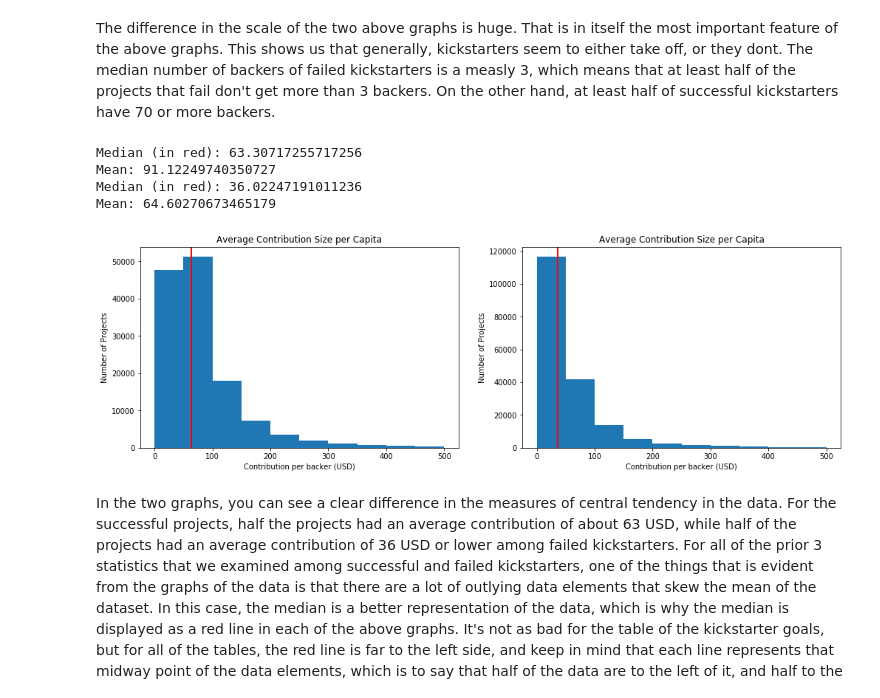
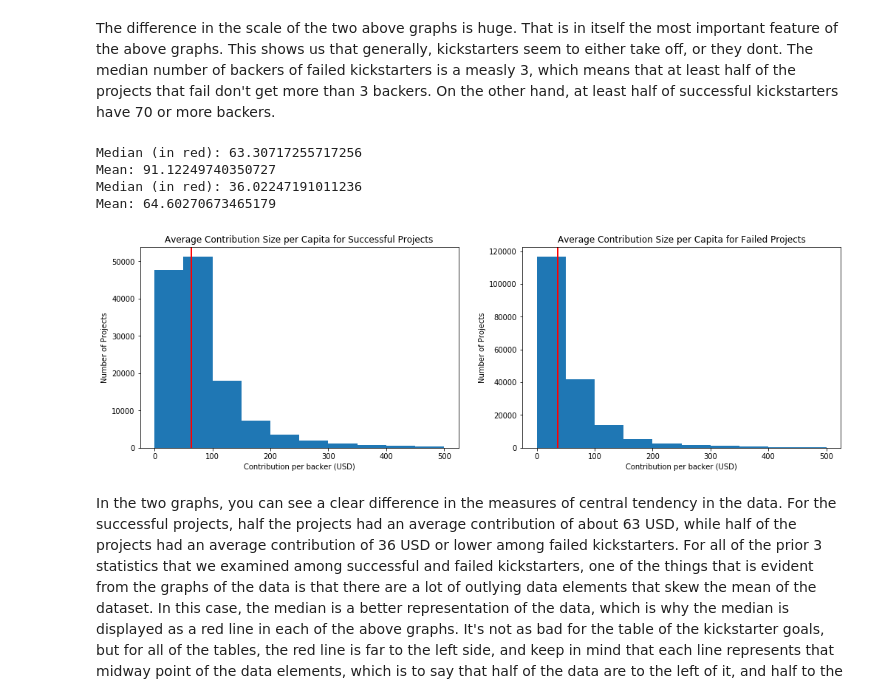
Before and after one commit to Halcyon001/Thinkful, a Jupyter notebook: prepcourse/capstone/capstone.ipynb, the cells around one changed output. Drawn from its saved outputs; the diff is of its cells as text; code cells hidden in the pictures.

```diff
--- a/prepcourse/capstone/capstone.ipynb
+++ b/prepcourse/capstone/capstone.ipynb
@@ -339,36 +340,36 @@ windata['avg_win_contributions'] = (windata.usd_pledged_real / windata.backers)
 contribution_data = pd.DataFrame(windata.loc[windata.avg_win_contributions != np.inf])
 
 plt.subplot(1, 2, 1)
 plt.hist(contribution_data.avg_win_contributions, range = [0, 500])
 plt.axvline(contribution_data.avg_win_contributions.median(), color='r', linewidth=2)
 plt.xlabel('Contribution per backer (USD)')
 plt.ylabel('Number of Projects')
-plt.title('Average Contribution Size per Capita')
+plt.title('Average Contribution Size per Capita for Successful Projects')
 
 print('Median (in red): ' + str(contribution_data.avg_win_contributions.median()))
 print('Mean: ' + str(contribution_data.avg_win_contributions.mean()))
 
 #generate average stats of failed projects-
 #average contribution per backer of failed projects
 
 lossdata['avg_loss_contributions'] = (lossdata.usd_pledged_real / lossdata.backers)
 contribution_data = pd.DataFrame(lossdata.loc[lossdata.backers != 0])
 
 plt.subplot(1, 2, 2)
 plt.hist(contribution_data.avg_loss_contributions, range = [0, 500])
 plt.axvline(contribution_data.avg_loss_contributions.median(), color='r', linewidth=2)
 plt.xlabel('Contribution per backer (USD)')
 plt.ylabel('Number of Projects')
-plt.title('Average Contribution Size per Capita')
+plt.title('Average Contribution Size per Capita for Failed Projects')
 
 print('Median (in red): ' + str(contribution_data.avg_loss_contributions.median()))
 print('Mean: ' + str(contribution_data.avg_loss_contributions.mean()))
 # %% [output]
 Median (in red): 63.30717255717256
 Mean: 91.12249740350727
 Median (in red): 36.02247191011236
 Mean: 64.60270673465179
-[figure, old version]
+[figure, new version]
 # %% [markdown]
 In the two graphs, you can see a clear difference in the measures of central tendency in the data. For the successful projects, half the projects had an average contribution of about 63 USD, while half of the projects had an average contribution of 36 USD or lower among failed kickstarters. For all of the prior 3 statistics that we examined among successful and failed kickstarters, one of the things that is evident from the graphs of the data is that there are a lot of outlying data elements that skew the mean of the dataset. In this case, the median is a better representation of the data, which is why the median is displayed as a red line in each of the above graphs. It's not as bad for the table of the kickstarter goals, but for all of the tables, the red line is far to the left side, and keep in mind that each line represents that midway point of the data elements, which is to say that half of the data are to the left of it, and half to the right. Most of the data is clustered around the medians rather than the means, because of the heavy influence of outliers (and in every case the range of the histogram had to be manually modified to even make the table even readable, among some other complications with the data).
 # %%
```
Also changed, not shown: parts of 1 cell of this notebook.
